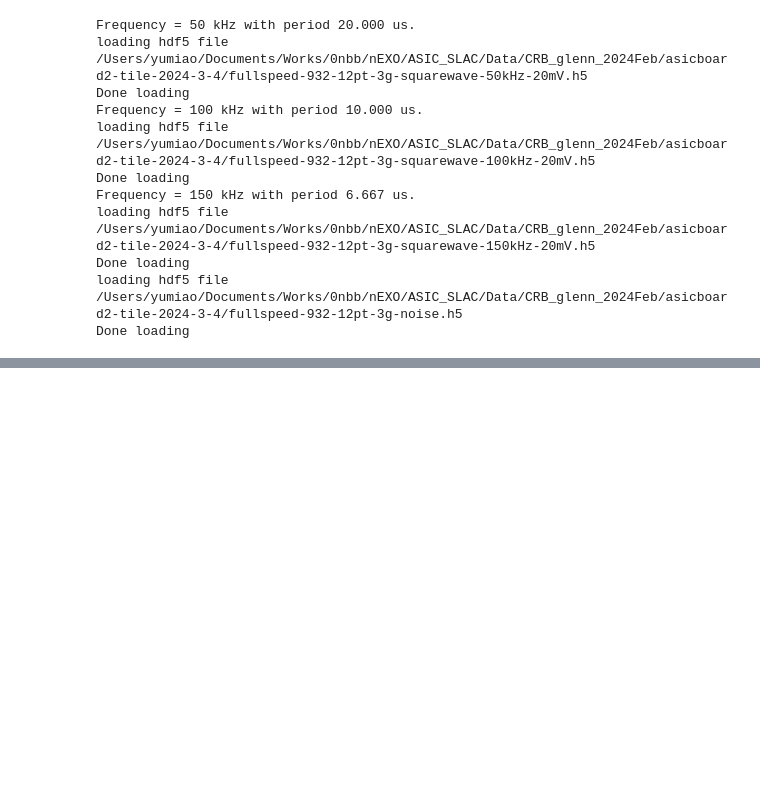
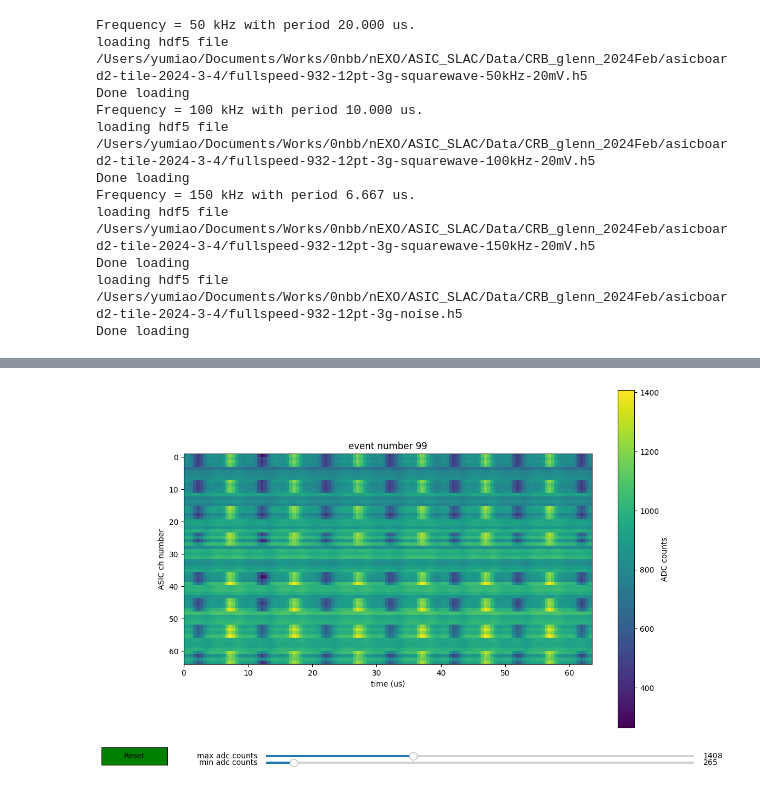
Before and after one commit to YMTheory/nEXO_CRYO_ASIC, a Jupyter notebook: notebooks/CRB/analysis.ipynb, the cells around one changed output, grey strips where cells are left out. Drawn from its saved outputs; the diff is of its cells as text; code cells hidden in the pictures; blank space fills up the shorter version.

```diff
--- a/notebooks/CRB/analysis.ipynb
+++ b/notebooks/CRB/analysis.ipynb
@@ -87,0 +113,5 @@ cmp._plot_std_separately();
+# %%
+view = cmp.viewers['FE932-squarewave-100kHz-20mV']
+view.plot_event_rawcryo(99)
+# %% [output]
+[figure, added]
```
Also changed, not shown: parts of 18 cells of this notebook.
